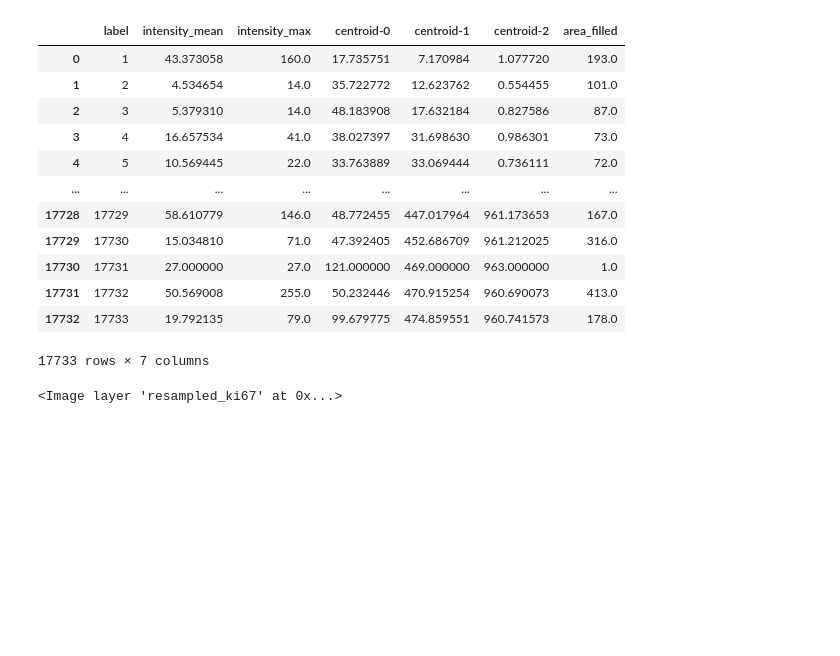
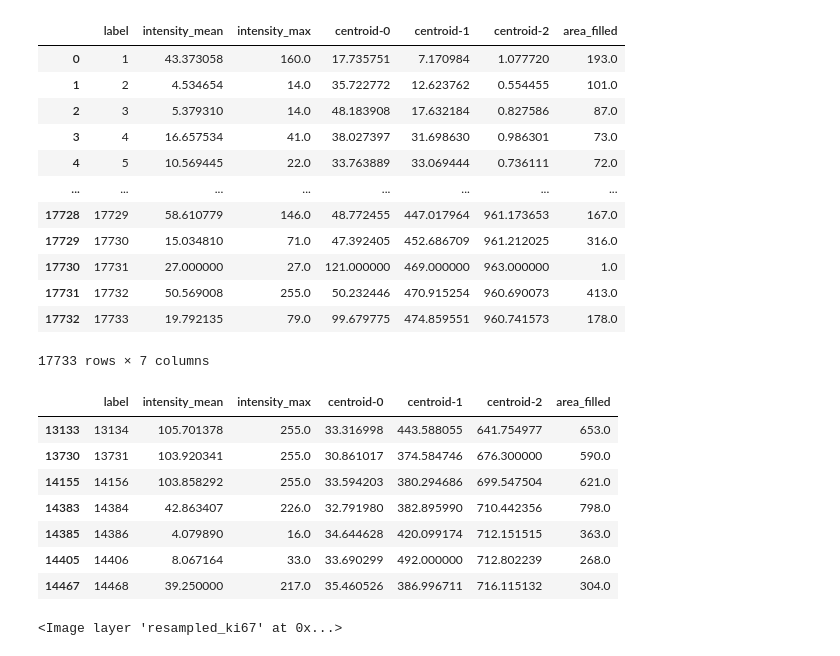
Before and after one commit to adiezsanchez/PDAC_organoids_caspase, a Jupyter notebook: dev2.ipynb, the cells around one changed output. Cells and saved outputs as stored; diff of their text form; code cells hidden in the pictures; blank space fills up the shorter version.

```diff
--- a/dev2.ipynb
+++ b/dev2.ipynb
@@ -108,5 +120,20 @@ df
 | 17731 | 17732 | 50.569008 | 255.0 | 50.232446 | 470.915254 | 960.690073 | 413.0 |
 | 17732 | 17733 | 19.792135 | 79.0 | 99.679775 | 474.859551 | 960.741573 | 178.0 |
 17733 rows × 7 columns
+# %%
+labels_to_filter = [13731, 14156, 13134, 14384, 14468, 14386, 14406]
+
+filtered_df = df[df['label'].isin(labels_to_filter)]
+
+filtered_df
+# %% [output]
+|  | label | intensity_mean | intensity_max | centroid-0 | centroid-1 | centroid-2 | area_filled |
+| 13133 | 13134 | 105.701378 | 255.0 | 33.316998 | 443.588055 | 641.754977 | 653.0 |
+| 13730 | 13731 | 103.920341 | 255.0 | 30.861017 | 374.584746 | 676.300000 | 590.0 |
+| 14155 | 14156 | 103.858292 | 255.0 | 33.594203 | 380.294686 | 699.547504 | 621.0 |
+| 14383 | 14384 | 42.863407 | 226.0 | 32.791980 | 382.895990 | 710.442356 | 798.0 |
+| 14385 | 14386 | 4.079890 | 16.0 | 34.644628 | 420.099174 | 712.151515 | 363.0 |
+| 14405 | 14406 | 8.067164 | 33.0 | 33.690299 | 492.000000 | 712.802239 | 268.0 |
+| 14467 | 14468 | 39.250000 | 217.0 | 35.460526 | 386.996711 | 716.115132 | 304.0 |
 # %%
 viewer = napari.Viewer(ndisplay=2)
```
Also changed, not shown: parts of 4 cells of this notebook.
